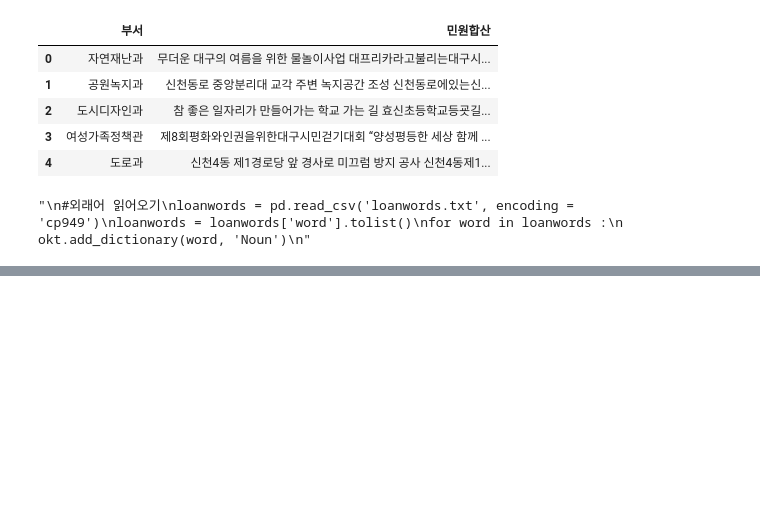
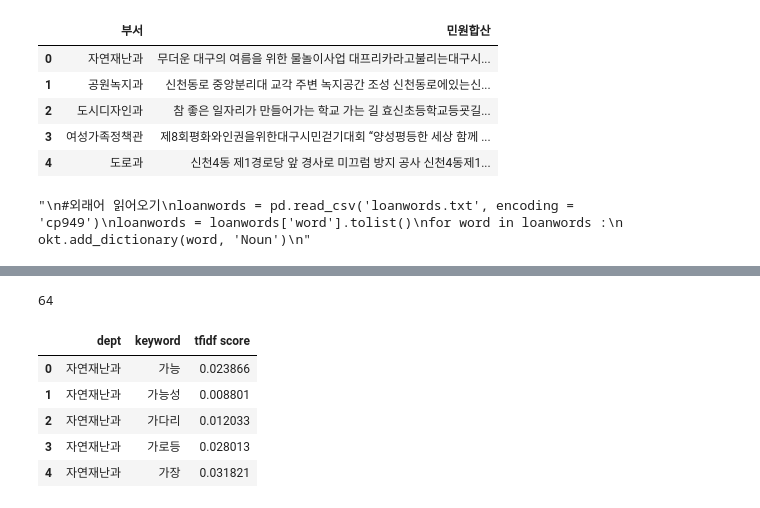
Before and after one commit to 00ddya3/dip_intern, a Jupyter notebook: sincheon/teamMatching.ipynb, the cells around one changed output, grey strips where cells are left out. Saved outputs shown, nothing was run; the diff lists cells and outputs as text; code cells hidden in the pictures; blank space fills up the shorter version.

```diff
--- a/sincheon/teamMatching.ipynb
+++ b/sincheon/teamMatching.ipynb
@@ -217,0 +214,40 @@ for id, s in enumerate( tfidfScorer(corpus) ):
+# %%
+content = df_noteam['text']
+
+tks=[]
+for sentence in content :
+    kospacing_sent = spacing(sentence) # 띄워쓰기 보완
+    noun_sent = okt.nouns(kospacing_sent) # 명사만 추출
+    over_two_sent = [word for word in noun_sent if len(word) > 1]   # 2글자 이상인 단어만 사용
+    stopwords_removed_sentence = [word for word in over_two_sent if not word in stopwords] # 불용어 제거
+    tks.append(stopwords_removed_sentence)
+
+len(tks)
+# %% [output]
+64
+# %%
+#get main words for each department
+import time
+
+tv = TfidfVectorizer()
+tv_array = tv.fit_transform(clean_sents).toarray()  #문장별 단어 tfidf 값을 가진 [46,3464] 배열
+tv_vocab = {v:k for k,v in tv.vocabulary_.items()}  #단어고유번호:단어 딕셔너리
+
+keyword_df2 = pd.DataFrame(columns=['dept', 'keyword', 'tfidf score'])
+
+for i, sent in enumerate(tv_array):
+    for j in range(len(sent)) :
+        if sent[j] > 0 :
+            dept = D_team.loc[i, '부서']    #부서명
+            keyword = tv_vocab.get(j)       #단어
+            score = sent[j]                    #tfidf 지수
+            keyword_df2.loc[keyword_df2.shape[0]] = [dept, keyword, score]
+
+keyword_df2.head()
+# %% [output]
+|  | dept | keyword | tfidf score |
+| 0 | 자연재난과 | 가능 | 0.023866 |
+| 1 | 자연재난과 | 가능성 | 0.008801 |
+| 2 | 자연재난과 | 가다리 | 0.012033 |
+| 3 | 자연재난과 | 가로등 | 0.028013 |
+| 4 | 자연재난과 | 가장 | 0.031821 |
```
Also changed, not shown: parts of 10 cells of this notebook, 3 other files.
